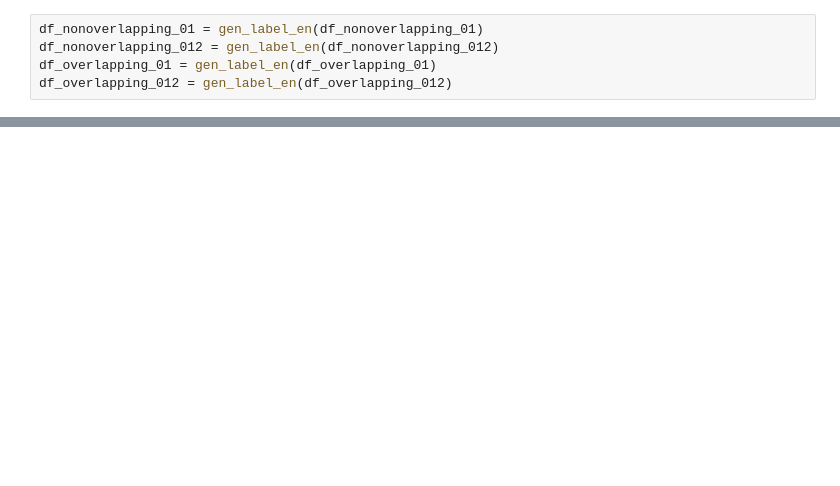
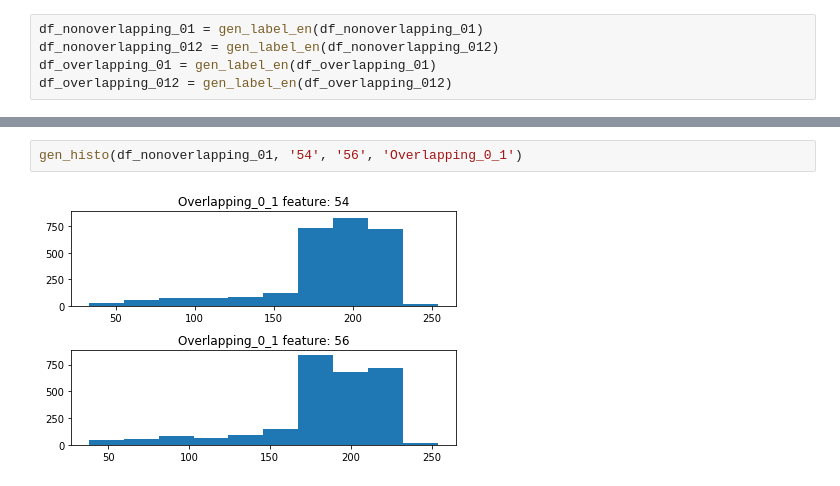
Before and after one commit to vathanahim/image_analysis, a Jupyter notebook: Part_2/code/Assignment2.ipynb, the cells around one changed output, grey strips where cells are left out. Drawn from its saved outputs; the diff is of its cells as text; blank space fills up the shorter version.

```diff
--- a/Part_2/code/Assignment2.ipynb
+++ b/Part_2/code/Assignment2.ipynb
@@ -35,0 +75,4 @@ df_nonoverlapping_01
+# %%
+gen_histo(df_nonoverlapping_01, '54', '56', 'Overlapping_0_1')
+# %% [output]
+[figure, added]
```
Also changed, not shown: parts of 15 cells of this notebook.
